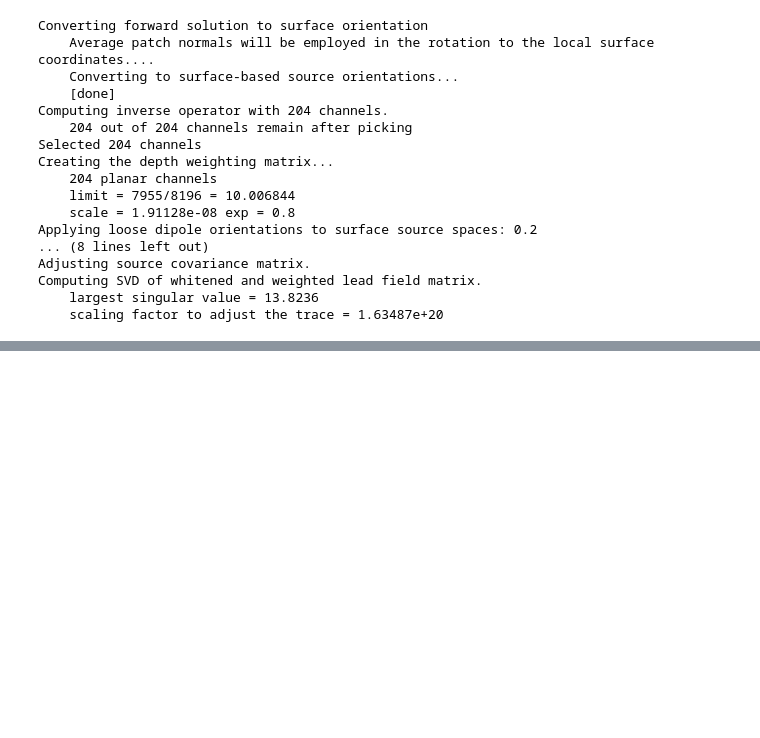
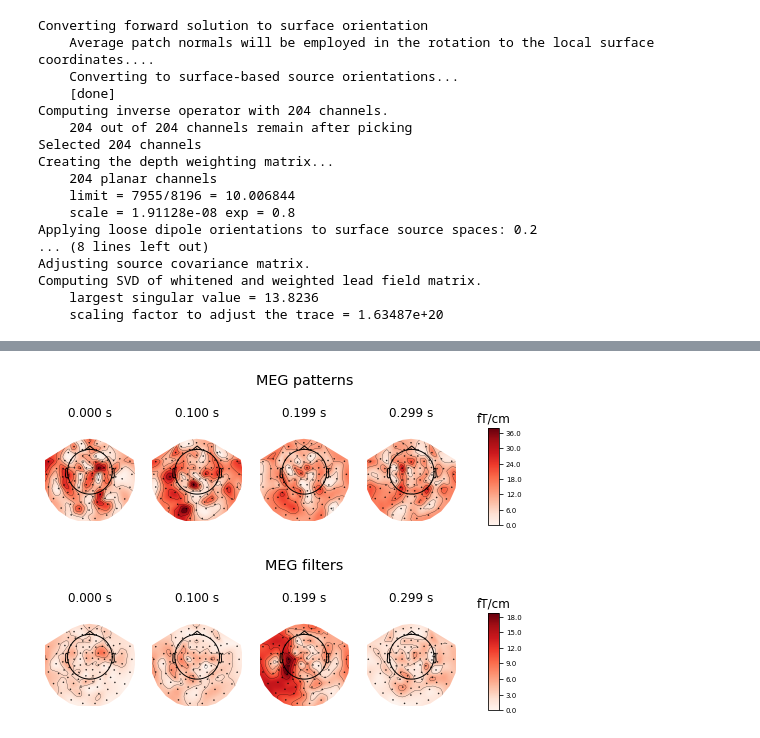
Before and after one commit to hmallen99/honors-thesis, a Jupyter notebook: code/test_ml.ipynb, the cells around one changed output, grey strips where cells are left out. Cells and saved outputs as stored; diff of their text form; code cells hidden in the pictures; blank space fills up the shorter version.

```diff
--- a/code/test_ml.ipynb
+++ b/code/test_ml.ipynb
@@ -125,0 +293,2 @@ HBox(children=(IntProgress(value=0, description='Fitting SlidingEstimator', max=
+# %%
+epochs, evoked = meg.get_processed_meg_data(subj, folder_dict, meg_dir)
@@ -125,0 +313,35 @@ HBox(children=(IntProgress(value=0, description='Fitting SlidingEstimator', max=
+# %%
+y = []
+for i in range(6):
+    y_path = "../../../../MEG/Behaviour/07fujita0131/fujita0131_session_20170131T145759_block%s_data.mat" % (i + 1)
+    y += ml.classify_target_gabors(y_path)
+
+y = np.array(y)
+# %%
+labels = epochs.events[:, -1]
+meg_epochs = epochs.copy().pick_types(meg=True, eeg=False).crop(0, 0.3, False)
+meg_data = meg_epochs.get_data().reshape(len(labels), -1)
+clf = LogisticRegression(solver='lbfgs')
+scaler = StandardScaler()
+
+model = LinearModel(clf)
+
+# fit the classifier on MEG data
+X = scaler.fit_transform(meg_data)
+model.fit(X, y)
+
+for name, coef in (('patterns', model.patterns_), ('filters', model.filters_)):
+    # We fitted the linear model onto Z-scored data. To make the filters
+    # interpretable, we must reverse this normalization step
+    coef = scaler.inverse_transform([coef])[0]
+
+    # The data was vectorized to fit a single model across all time points and
+    # all channels. We thus reshape it:
+    coef = coef.reshape(len(meg_epochs.ch_names), -1)
+
+    # Plot
+    meg_evoked = mne.EvokedArray(coef, meg_epochs.info, tmin=0)
+    meg_evoked.plot_topomap(title='MEG %s' % name, time_unit='s')
+# %% [output]
+[figure, added]
+[figure, added]
```
Also changed, not shown: parts of 22 cells of this notebook, 2 other files.
